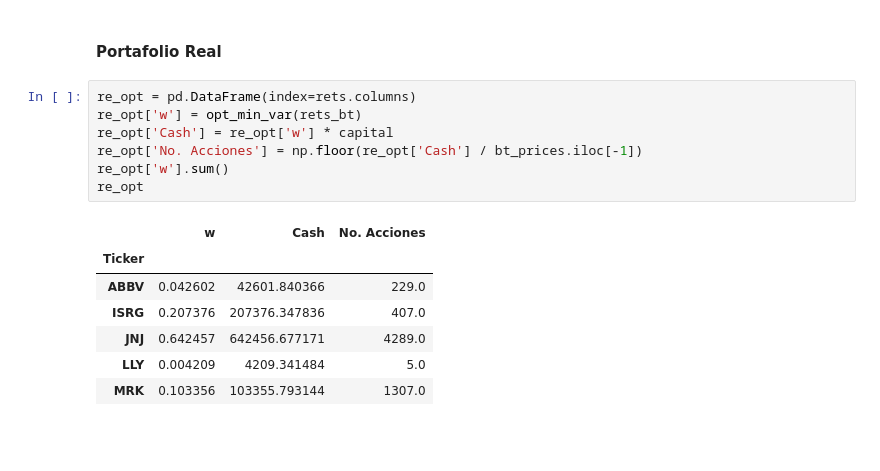
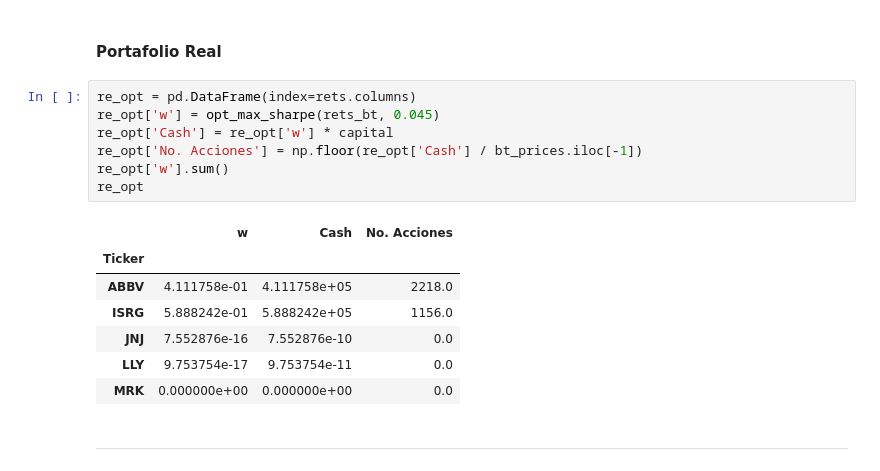
Before and after one commit to ppmelch/Portafolios-de-Inversi-n, a Jupyter notebook: Parcial 2/Repaso 2/Repaso práctico.ipynb, the cells around one changed output. Cells and saved outputs as stored; diff of their text form; blank space fills up the shorter version.

```diff
--- a/Parcial 2/Repaso 2/Repaso práctico.ipynb
+++ b/Parcial 2/Repaso 2/Repaso práctico.ipynb
@@ -332,16 +334,18 @@ metrics(history, rf= 0.045)
 #### Portafolio Real
 # %%
 re_opt = pd.DataFrame(index=rets.columns)
-re_opt['w'] = opt_min_var(rets_bt)
+re_opt['w'] = opt_max_sharpe(rets_bt, 0.045)
 re_opt['Cash'] = re_opt['w'] * capital
 re_opt['No. Acciones'] = np.floor(re_opt['Cash'] / bt_prices.iloc[-1])
 re_opt['w'].sum()
 re_opt
 # %% [output]
 |  | w | Cash | No. Acciones |
 | Ticker |  |  |  |
-| ABBV | 0.042602 | 42601.840366 | 229.0 |
-| ISRG | 0.207376 | 207376.347836 | 407.0 |
-| JNJ | 0.642457 | 642456.677171 | 4289.0 |
-| LLY | 0.004209 | 4209.341484 | 5.0 |
-| MRK | 0.103356 | 103355.793144 | 1307.0 |
+| ABBV | 4.111758e-01 | 4.111758e+05 | 2218.0 |
+| ISRG | 5.888242e-01 | 5.888242e+05 | 1156.0 |
+| JNJ | 7.552876e-16 | 7.552876e-10 | 0.0 |
+| LLY | 9.753754e-17 | 9.753754e-11 | 0.0 |
+| MRK | 0.000000e+00 | 0.000000e+00 | 0.0 |
+# %% [markdown]
+---
```
Also changed, not shown: parts of 6 cells of this notebook, 2 other files.
